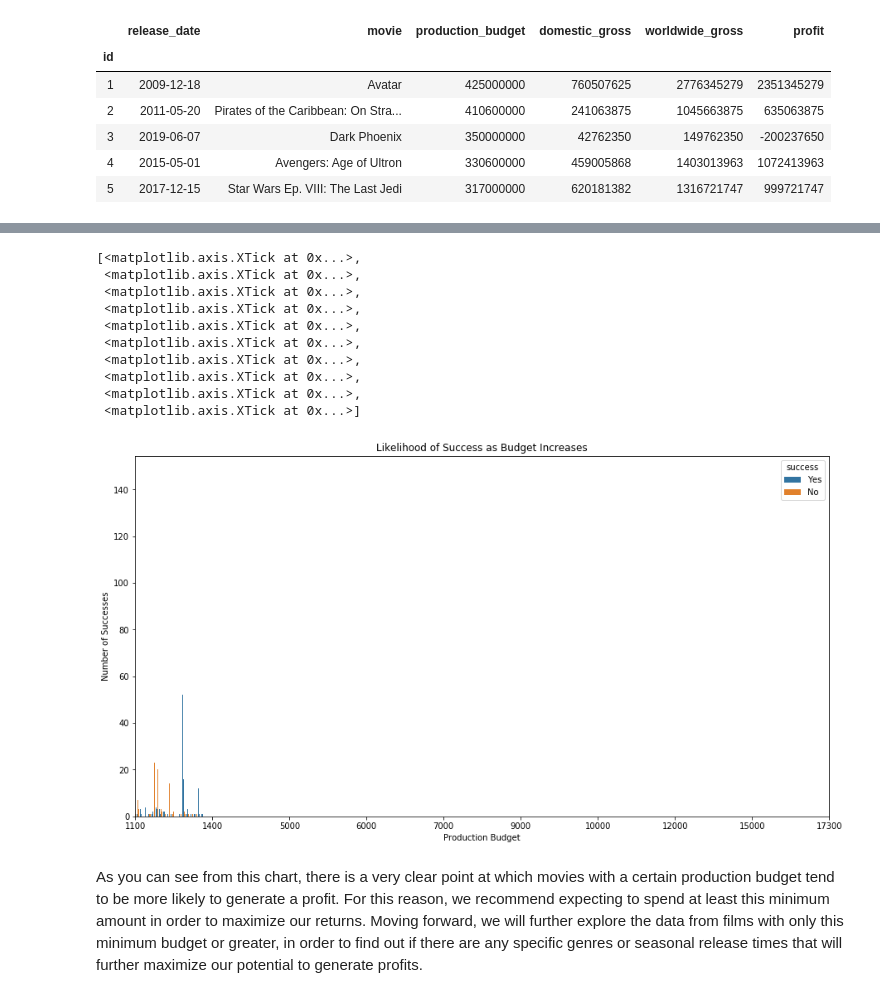
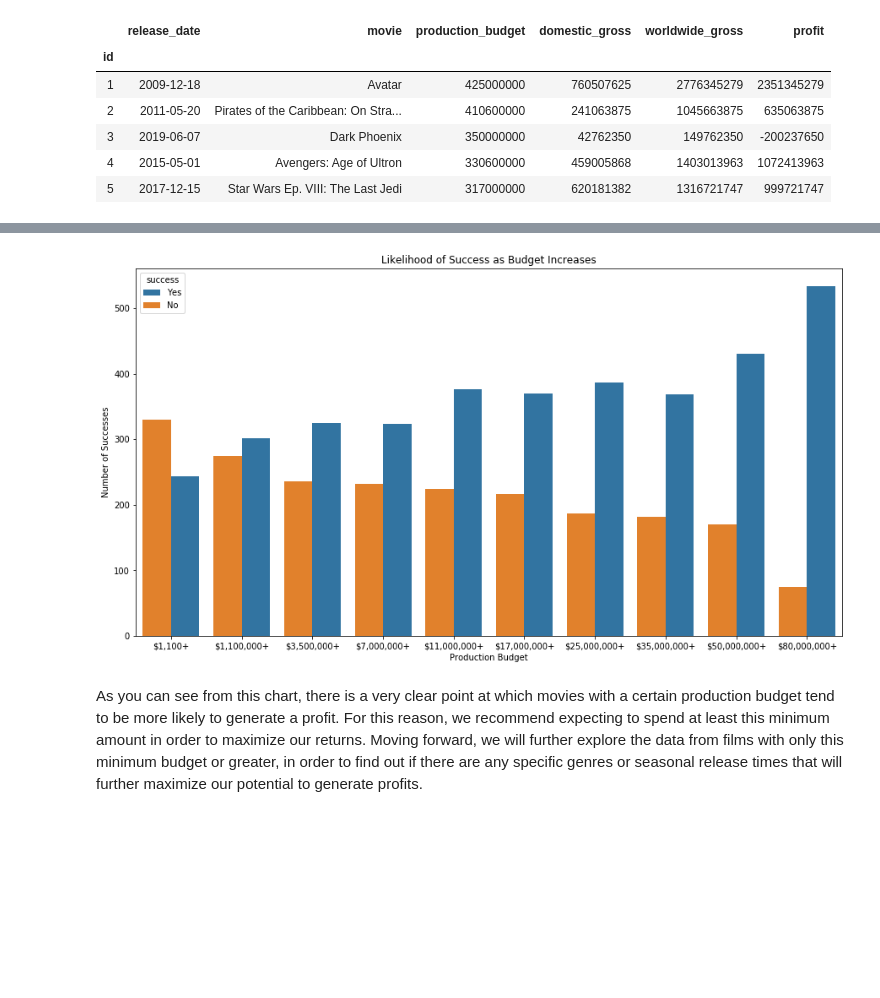
Before and after one commit to Lionslicer-Coding/dsc-mod-1-project-v2-1-onl01-dtsc-pt-030220, a Jupyter notebook: student.ipynb, the cells around one changed output, grey strips where cells are left out. Drawn from its saved outputs; the diff is of its cells as text; code cells hidden in the pictures; blank space fills up the shorter version.

```diff
--- a/student.ipynb
+++ b/student.ipynb
@@ -216,0 +235,12 @@ test
+# %%
+files_dict['tn_movie_budgets']['budget_range'] = ['$80,000,000+' if files_dict['tn_movie_budgets']['production_budget'].iloc[i-1,] >= 80000000
+                                                  else '$50,000,000+' if files_dict['tn_movie_budgets']['production_budget'].iloc[i-1,] >= 50000000
+                                                  else '$35,000,000+' if files_dict['tn_movie_budgets']['production_budget'].iloc[i-1,] >= 35000000
+                                                  else '$25,000,000+' if files_dict['tn_movie_budgets']['production_budget'].iloc[i-1,] >= 25000000
+                                                  else '$17,000,000+' if files_dict['tn_movie_budgets']['production_budget'].iloc[i-1,] >= 17000000
+                                                  else '$11,000,000+' if files_dict['tn_movie_budgets']['production_budget'].iloc[i-1,] >= 11000000
+                                                  else '$7,000,000+' if files_dict['tn_movie_budgets']['production_budget'].iloc[i-1,] >= 7000000
+                                                  else '$3,500,000+' if files_dict['tn_movie_budgets']['production_budget'].iloc[i-1,] >= 3500000
+                                                  else '$1,100,000+' if files_dict['tn_movie_budgets']['production_budget'].iloc[i-1,] >= 1100000
+                                                  else '$1,100+'
+                                                  for i in range(1, len(files_dict['tn_movie_budgets']['production_budget'])+1)]
@@ -217,21 +257,16 @@ test
 # %%
 # Creating a visualization to see if budgets influence the likelihood of success for films
 plt.figure(figsize = (15, 8))
-ax = sns.countplot(x = files_dict['tn_movie_budgets']['production_budget'], hue = files_dict['tn_movie_budgets']['success'], data = files_dict['tn_movie_budgets']['success'])
-ax.set(xlabel = 'Production Budget', ylabel = 'Number of Successes', title = 'Likelihood of Success as Budget Increases')
-ax.set_xticks([math.floor(len(files_dict['tn_movie_budgets'])/10) * i for i in range(0,10)])
+ax = sns.countplot(x = files_dict['tn_movie_budgets']['budget_range'],
+                 hue = files_dict['tn_movie_budgets']['success'],
+                 data = files_dict['tn_movie_budgets']['success'])
+ax.set(xlabel = 'Production Budget',
+       ylabel = 'Number of Successes',
+       title = 'Likelihood of Success as Budget Increases')
+ax.invert_xaxis()
+plt.show(ax)
 # %% [output]
-[<matplotlib.axis.XTick at 0x...>,
- <matplotlib.axis.XTick at 0x...>,
- <matplotlib.axis.XTick at 0x...>,
- <matplotlib.axis.XTick at 0x...>,
- <matplotlib.axis.XTick at 0x...>,
- <matplotlib.axis.XTick at 0x...>,
- <matplotlib.axis.XTick at 0x...>,
- <matplotlib.axis.XTick at 0x...>,
- <matplotlib.axis.XTick at 0x...>,
- <matplotlib.axis.XTick at 0x...>]
-[figure, old version]
+[figure, new version]
 # %% [markdown]
 As you can see from this chart, there is a very clear point at which movies with a certain production budget tend to be more likely to generate a profit. For this reason, we recommend expecting to spend at least this minimum amount in order to maximize our returns. Moving forward, we will further explore the data from films with only this minimum budget or greater, in order to find out if there are any specific genres or seasonal release times that will further maximize our potential to generate profits.
 # %% [markdown]
```
Also changed, not shown: parts of 4 cells of this notebook.
